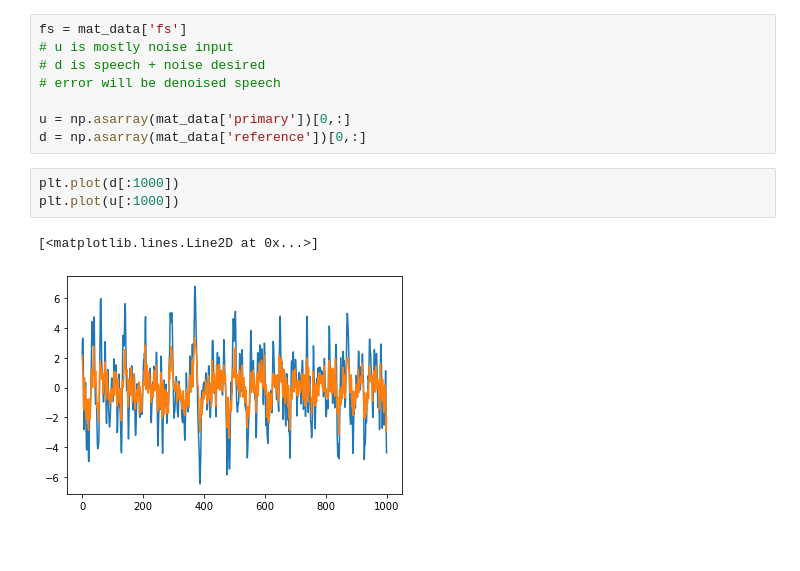
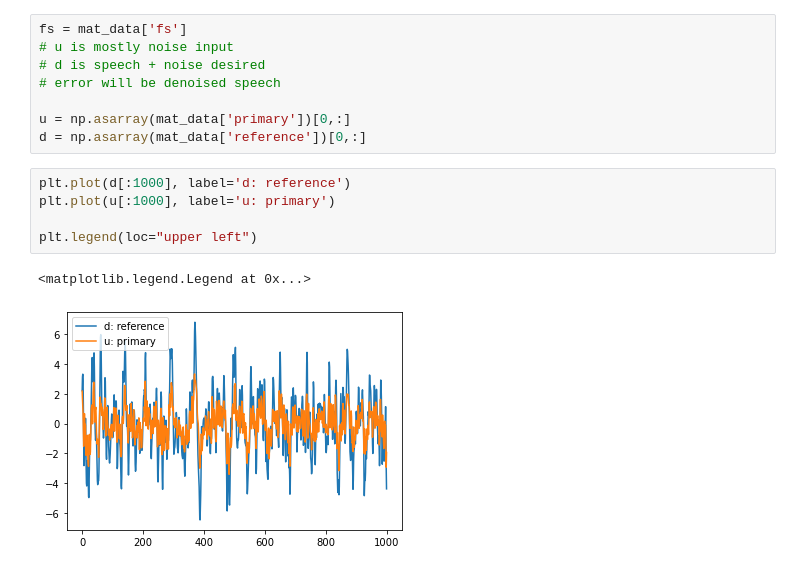
Before and after one commit to IanGMalone/Denoising_with_NLMS_and_KLMS, a Jupyter notebook: Denoising.ipynb, the cells around one changed output. Cells and saved outputs as stored; diff of their text form.

```diff
--- a/Denoising.ipynb
+++ b/Denoising.ipynb
@@ -73,11 +56,13 @@ fs = mat_data['fs']
 u = np.asarray(mat_data['primary'])[0,:]
 d = np.asarray(mat_data['reference'])[0,:]
 # %%
-plt.plot(d[:1000])
-plt.plot(u[:1000])
+plt.plot(d[:1000], label='d: reference')
+plt.plot(u[:1000], label='u: primary')
+
+plt.legend(loc="upper left")
 # %% [output]
-[<matplotlib.lines.Line2D at 0x...>]
+<matplotlib.legend.Legend at 0x...>
-[figure, old version]
+[figure, new version]
 # %%
 class LMS():
 
```
Also changed, not shown: parts of 12 cells of this notebook.
